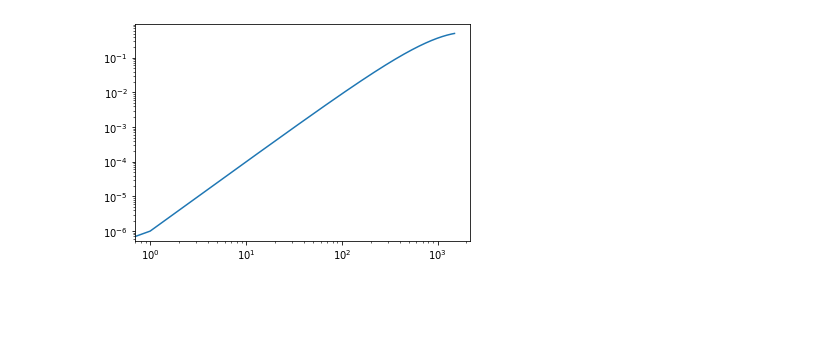
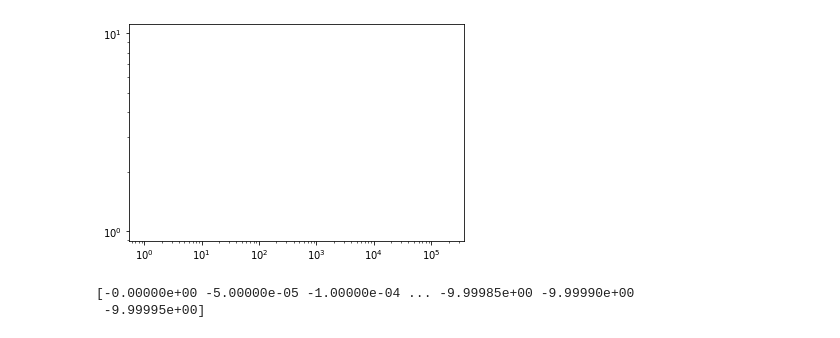
Before and after one commit to teoyi/scientific-computing-archive, a Jupyter notebook: astrophysics/a2_1.ipynb, the cells around one changed output. Cells and saved outputs as stored; diff of their text form; code cells hidden in the pictures; blank space fills up the shorter version.

```diff
--- a/astrophysics/a2_1.ipynb
+++ b/astrophysics/a2_1.ipynb
@@ -4,14 +5,18 @@ import matplotlib.pyplot as plt
 # %%
-v_0 = 1000
-v = np.arange(0,1500)
-A = 1
+v_0 = 100000
+v = np.arange(0,200000)
+A = 5
 s_v = A * v**2/v_0**2 * np.exp(-v/v_0)
 i_0 = A * (v/v_0)*-1
 
-plt.plot(v, s_v)
+#plt.plot(v, s_v)
 plt.plot(v, i_0)
-# plt.ylim = ([-1000, 1000])
-plt.xlim = ([0, 10])
+plt.yscale('log')
+plt.xscale('log')
 plt.show()
+
+print(i_0)
 # %% [output]
-[figure, old version]
+[figure, new version]
+[-0.00000e+00 -5.00000e-05 -1.00000e-04 ... -9.99985e+00 -9.99990e+00
+ -9.99995e+00]
```
Also changed, not shown: parts of 2 cells of this notebook, 5 other files.
